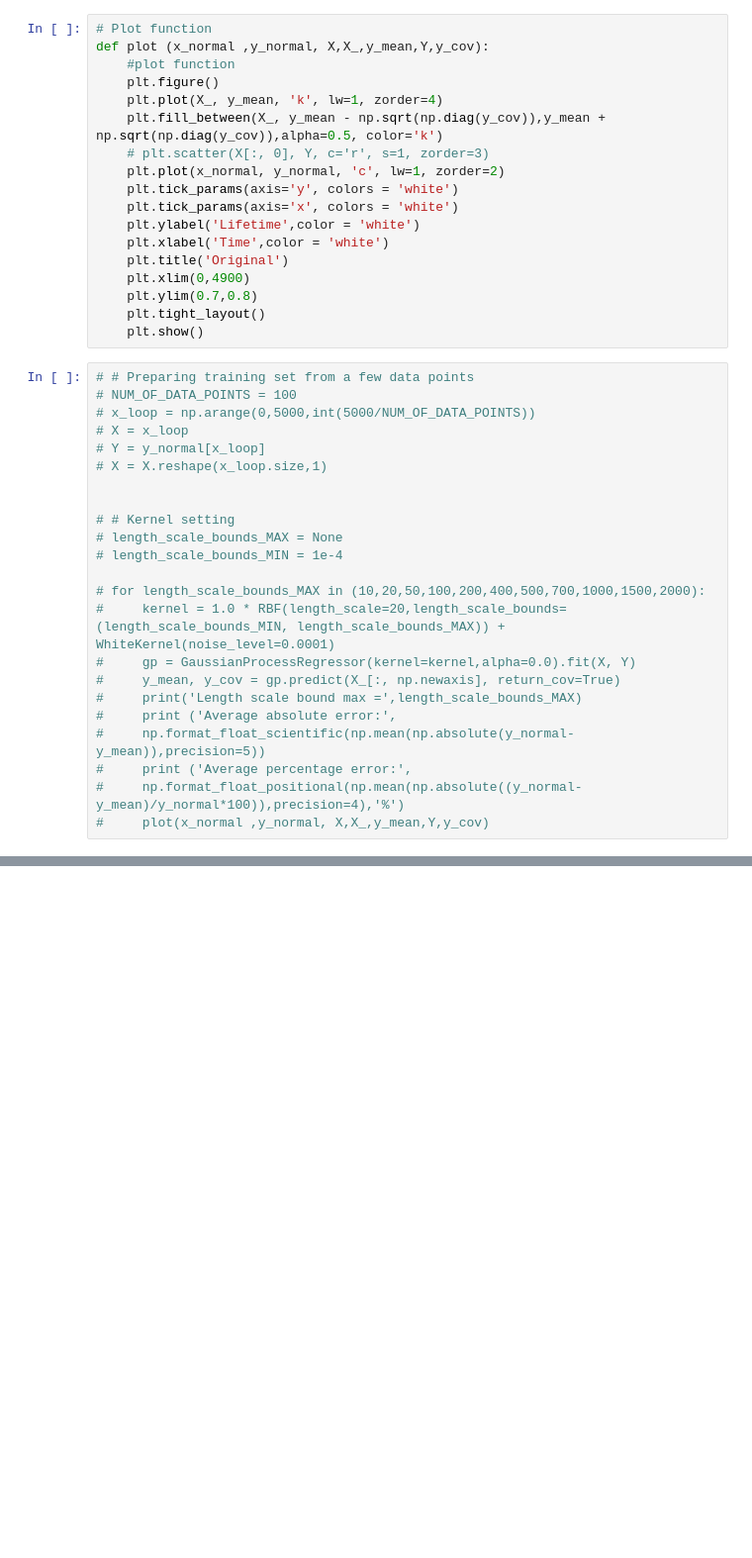
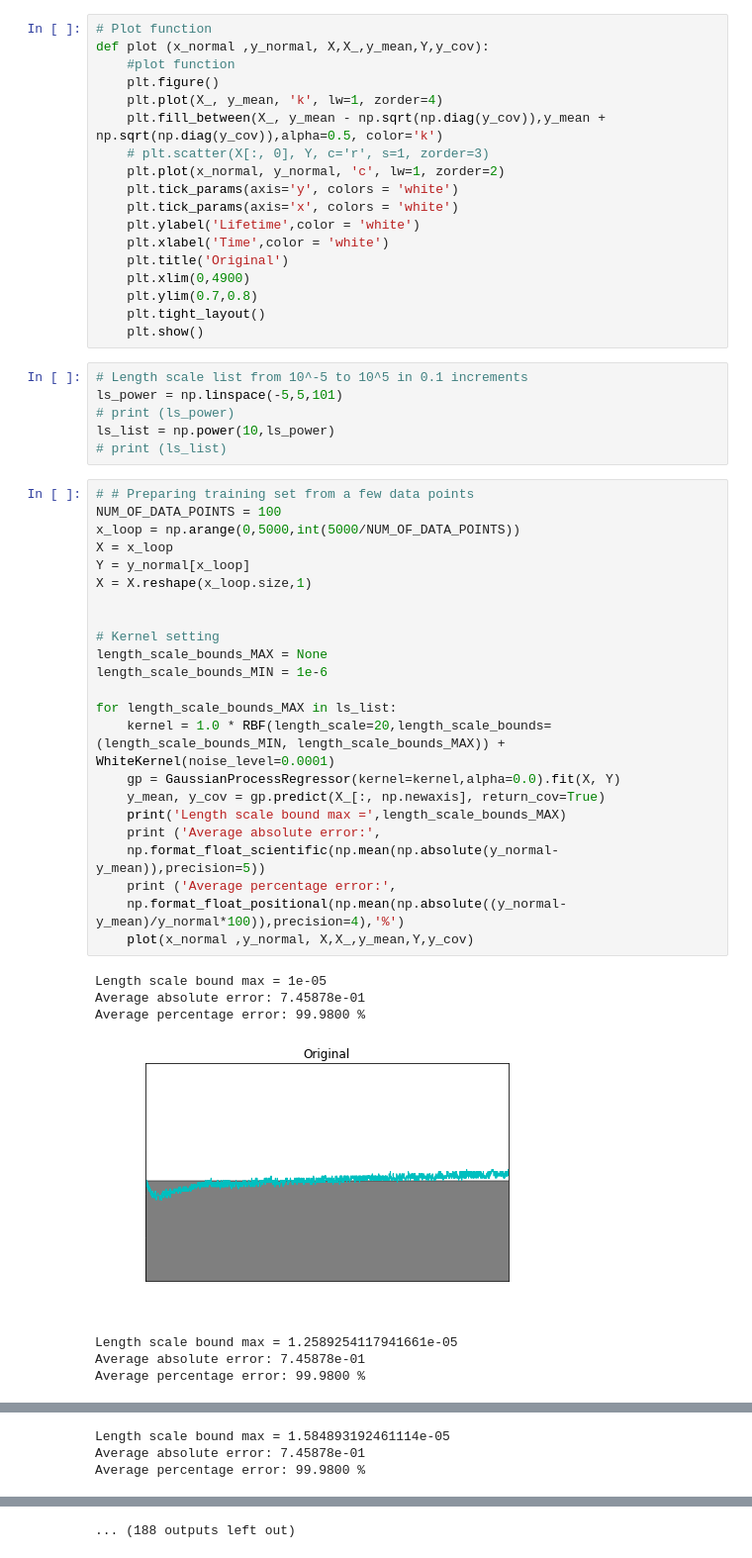
Before and after one commit to michelleliu1027/Bayesian_PV, a Jupyter notebook: BO_lengthscale.ipynb, the cells around one changed output, grey strips where cells are left out. Shown at 99% size. Cells and saved outputs as stored; diff of their text form; blank space fills up the shorter version.

Commit message:
length scale test

```diff
--- a/BO_lengthscale.ipynb
+++ b/BO_lengthscale.ipynb
@@ -62,26 +59,40 @@ def plot (x_normal ,y_normal, X,X_,y_mean,Y,y_cov):
     plt.ylim(0.7,0.8)
     plt.tight_layout()
     plt.show()
+# %%
+# Length scale list from 10^-5 to 10^5 in 0.1 increments
+ls_power = np.linspace(-5,5,101)
+# print (ls_power)
+ls_list = np.power(10,ls_power)
+# print (ls_list)
 # %%
 # # Preparing training set from a few data points
-# NUM_OF_DATA_POINTS = 100
-# x_loop = np.arange(0,5000,int(5000/NUM_OF_DATA_POINTS))
-# X = x_loop
-# Y = y_normal[x_loop]
-# X = X.reshape(x_loop.size,1)
+NUM_OF_DATA_POINTS = 100
+x_loop = np.arange(0,5000,int(5000/NUM_OF_DATA_POINTS))
+X = x_loop
+Y = y_normal[x_loop]
+X = X.reshape(x_loop.size,1)
 
 
-# # Kernel setting
-# length_scale_bounds_MAX = None
-# length_scale_bounds_MIN = 1e-4
+# Kernel setting
+length_scale_bounds_MAX = None
+length_scale_bounds_MIN = 1e-6
 
-# for length_scale_bounds_MAX in (10,20,50,100,200,400,500,700,1000,1500,2000):
-#     kernel = 1.0 * RBF(length_scale=20,length_scale_bounds=(length_scale_bounds_MIN, length_scale_bounds_MAX)) + WhiteKernel(noise_level=0.0001)
-#     gp = GaussianProcessRegressor(kernel=kernel,alpha=0.0).fit(X, Y)
-#     y_mean, y_cov = gp.predict(X_[:, np.newaxis], return_cov=True)
-#     print('Length scale bound max =',length_scale_bounds_MAX)
-#     print ('Average absolute error:',
-#     np.format_float_scientific(np.mean(np.absolute(y_normal-y_mean)),precision=5))
-#     print ('Average percentage error:',
-#     np.format_float_positional(np.mean(np.absolute((y_normal-y_mean)/y_normal*100)),precision=4),'%')
-#     plot(x_normal ,y_normal, X,X_,y_mean,Y,y_cov)
+for length_scale_bounds_MAX in ls_list:
+    kernel = 1.0 * RBF(length_scale=20,length_scale_bounds=(length_scale_bounds_MIN, length_scale_bounds_MAX)) + WhiteKernel(noise_level=0.0001)
+    gp = GaussianProcessRegressor(kernel=kernel,alpha=0.0).fit(X, Y)
+    y_mean, y_cov = gp.predict(X_[:, np.newaxis], return_cov=True)
+    print('Length scale bound max =',length_scale_bounds_MAX)
+    print ('Average absolute error:',
+    np.format_float_scientific(np.mean(np.absolute(y_normal-y_mean)),precision=5))
+    print ('Average percentage error:',
+    np.format_float_positional(np.mean(np.absolute((y_normal-y_mean)/y_normal*100)),precision=4),'%')
+    plot(x_normal ,y_normal, X,X_,y_mean,Y,y_cov)
+# %% [output]
+Length scale bound max = 1e-05
+Average absolute error: 7.45878e-01
+Average percentage error: 99.9800 %
+[figure, added]
+Length scale bound max = 1.2589254117941661e-05
+Average absolute error: 7.45878e-01
+Average percentage error: 99.9800 %
@@ -87,0 +100,3 @@ def plot (x_normal ,y_normal, X,X_,y_mean,Y,y_cov):
+Length scale bound max = 1.584893192461114e-05
+Average absolute error: 7.45878e-01
+Average percentage error: 99.9800 %
@@ -87,0 +116 @@ def plot (x_normal ,y_normal, X,X_,y_mean,Y,y_cov):
+... (188 outputs left out)
```
Also changed, not shown: parts of 5 cells of this notebook.
